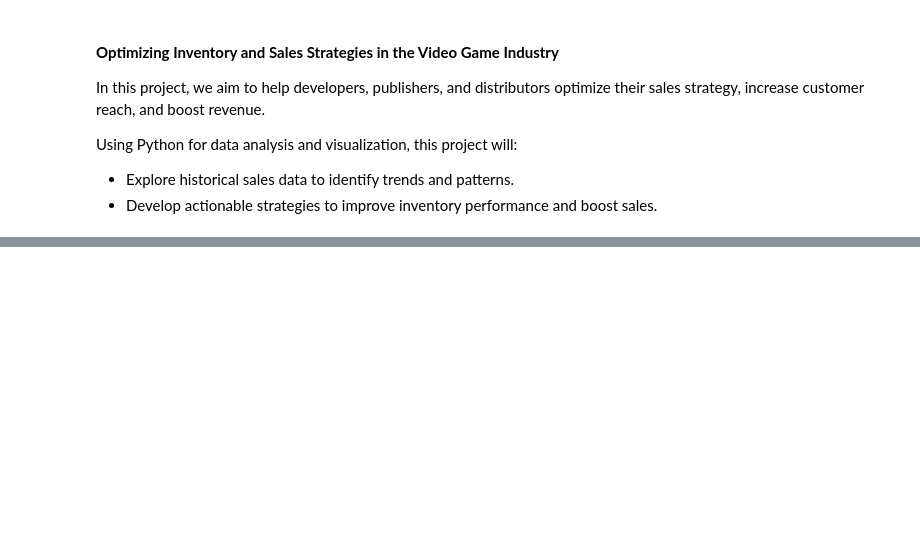
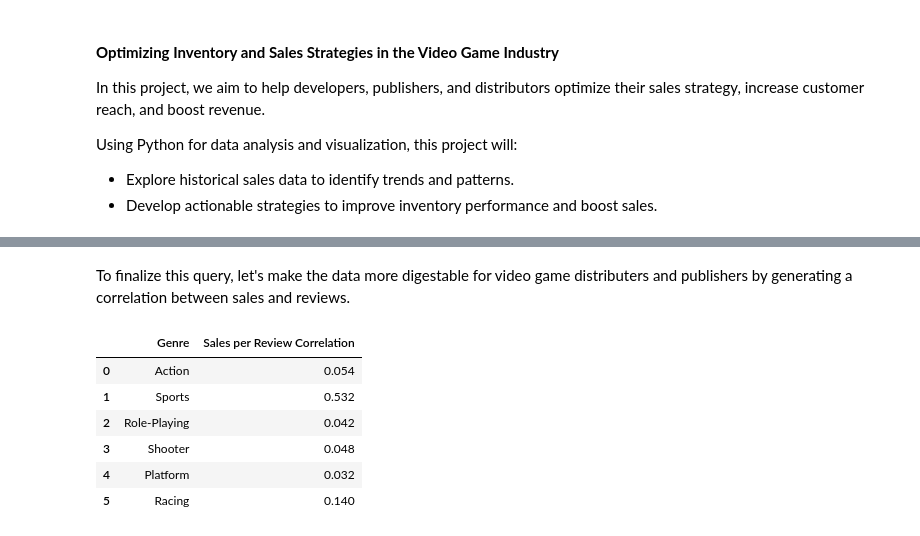
Before and after one commit to AbhijayUpadhyay/videogame-sales-analysis, a Jupyter notebook: main.ipynb, the cells around one changed output, grey strips where cells are left out. Cells and saved outputs as stored; diff of their text form; code cells hidden in the pictures; blank space fills up the shorter version.

```diff
--- a/main.ipynb
+++ b/main.ipynb
@@ -124,0 +183,14 @@ Our findings corroborate with real-world examples. Elden Ring is currently on sa
+# %% [markdown]
+To finalize this query, let's make the data more digestable for video game distributers and publishers by generating a correlation between sales and reviews.
+# %%
+rows = sql_queries.genre_correlation(cursor)
+genre_correlation = pd.DataFrame(rows, columns=['Genre', 'Sales per Review Correlation'])
+genre_correlation
+# %% [output]
+|  | Genre | Sales per Review Correlation |
+| 0 | Action | 0.054 |
+| 1 | Sports | 0.532 |
+| 2 | Role-Playing | 0.042 |
+| 3 | Shooter | 0.048 |
+| 4 | Platform | 0.032 |
+| 5 | Racing | 0.140 |
```
Also changed, not shown: parts of 18 cells of this notebook, 2 other files.
